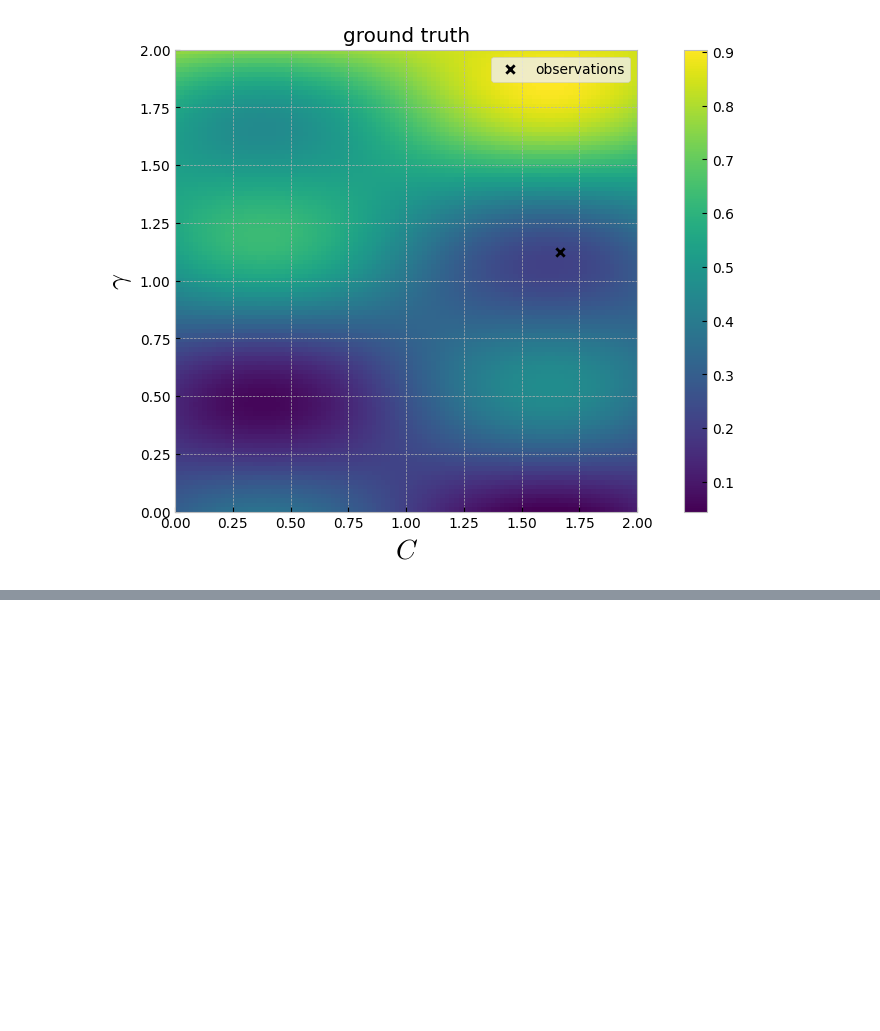
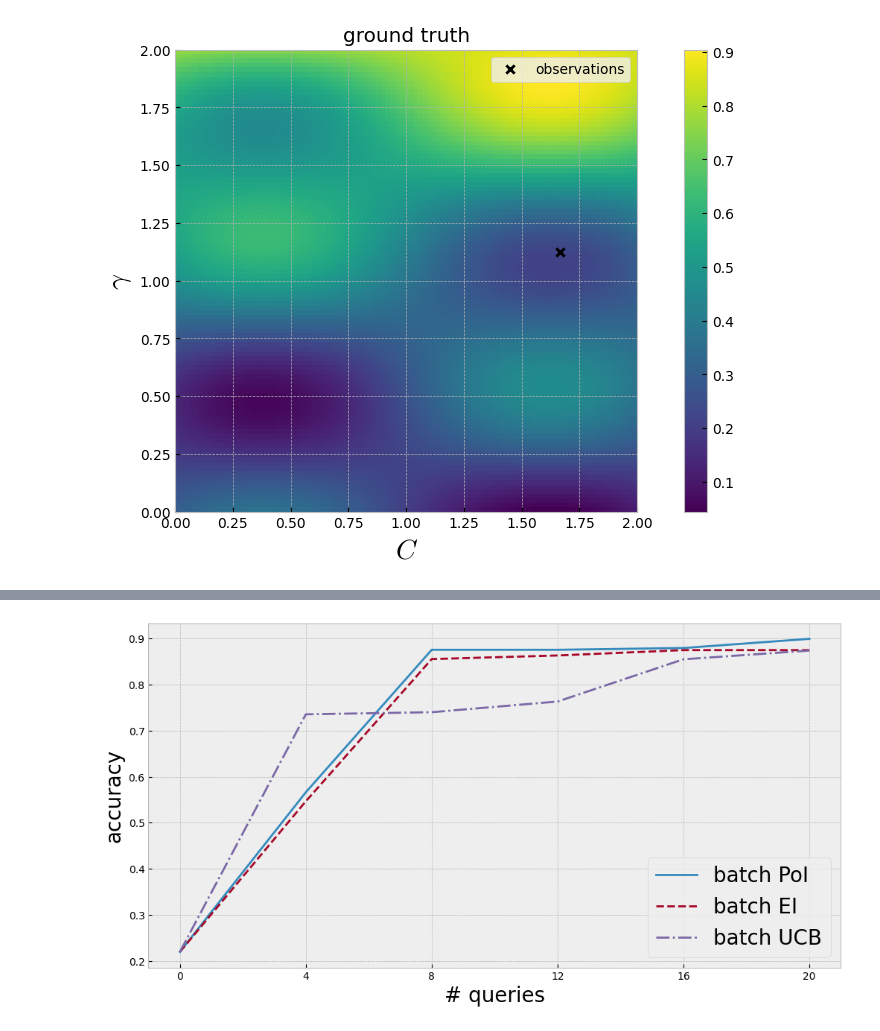
Before and after one commit to Lando-L/boax, a Jupyter notebook: docs/source/guides/Batched_Optimization.ipynb, the cells around one changed output, grey strips where cells are left out. Drawn from its saved outputs; the diff is of its cells as text; code cells hidden in the pictures; blank space fills up the shorter version.

```diff
--- a/docs/source/guides/Batched_Optimization.ipynb
+++ b/docs/source/guides/Batched_Optimization.ipynb
@@ -82,0 +89,8 @@ As the first step, we initialize the model's parameters, followed by the definit
+# %%
+def loss_fn(params, x_train, y_train):
+    y_hat = model_fn(params, None, None)(x_train)
+    objective = objectives.negative_log_likelihood(
+        distributions.multivariate_normal.logpdf
+    )
+
+    return objective(y_hat, y_train)
@@ -156,0 +129,6 @@ For this example we select the batched Probability Of Improvement (q-POI) acquis
+# %%
+def acquisition_fn(model, acquisition):
+    def fn(x):
+        return acquisition(vmap(model)(x))
+
+    return fn
@@ -157,9 +147,7 @@ For this example we select the batched Probability Of Improvement (q-POI) acquis
 # %%
-def construct(model, best):
-    return optimization.construct(
-        model,
-        acquisitions.q_probability_of_improvement(
-            tau=1.0,
-            best=1.1 * best,
-        ),
-    )
+def optimize(acqf, key):
+    bfgs = optimizers.bfgs(jit(acqf), bounds, x0, 40)
+    candidates = bfgs.init(key)
+    next_candidates, values = bfgs.update(candidates)
+
+    return next_candidates[jnp.argmax(values)]
@@ -218 +158,3 @@ def visualize(mean, x_train, next_x):
+# %%
+best = {}
 # %% [markdown]
@@ -260,0 +226,17 @@ for i in range(5):
+# %%
+queries = jnp.arange(0, 24, 4)
+
+fig, ax = plt.subplots(figsize=(12, 6))
+
+ax.plot(queries, best['poi'], label='batch PoI')
+ax.plot(queries, best['ei'], linestyle='--', label='batch EI')
+ax.plot(queries, best['ucb'], linestyle='-.', label='batch UCB')
+
+ax.set_xlabel('# queries', fontsize=20)
+ax.set_xticks(queries)
+ax.set_ylabel('accuracy', fontsize=20)
+ax.legend(fontsize=20)
+
+plt.show()
+# %% [output]
+[figure, added]
```
Also changed, not shown: parts of 19 cells of this notebook, 57 other files.
